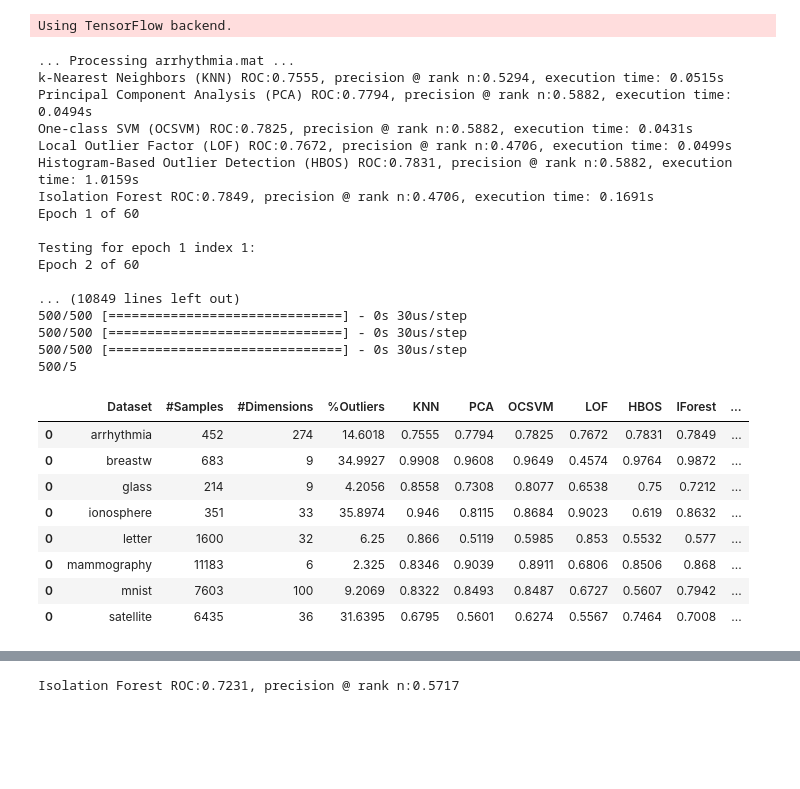
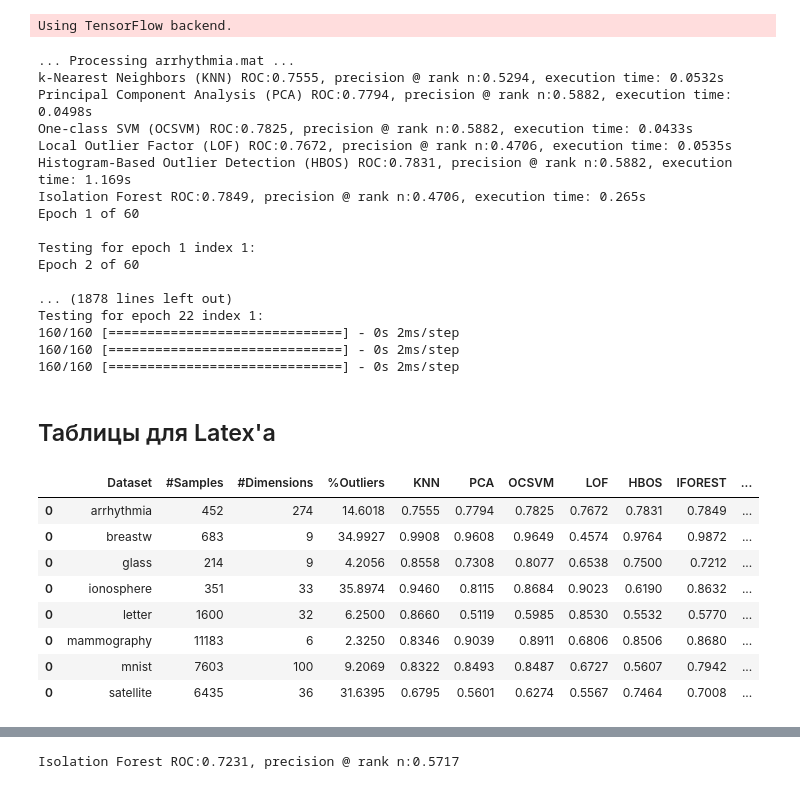
Before and after one commit to akarazeev/Bachelor, a Jupyter notebook: research/dev.ipynb, the cells around one changed output, grey strips where cells are left out. Cells and saved outputs as stored; diff of their text form; code cells hidden in the pictures; blank space fills up the shorter version.

Commit message:
Add tables

```diff
--- a/research/dev.ipynb
+++ b/research/dev.ipynb
@@ -48,7 +48,7 @@ mat_file_list = [
 random_state = np.random.RandomState(42)
 
 df_columns = ['Dataset', '#Samples', '#Dimensions', '%Outliers',
-              'KNN', 'PCA', 'OCSVM', 'LOF', 'HBOS', 'IForest', 'SO_GAAL', 'MO_GAAL']
+              'KNN', 'PCA', 'OCSVM', 'LOF', 'HBOS', 'IFOREST', 'SO_GAAL', 'MO_GAAL']
 roc_df = pd.DataFrame(columns=df_columns)
 prn_df = pd.DataFrame(columns=df_columns)
 time_df = pd.DataFrame(columns=df_columns)
@@ -123,31 +123,36 @@ for mat_file in mat_file_list:
     prn_df = pd.concat([prn_df, temp_df], axis=0)
 # %% [output]
 ... Processing arrhythmia.mat ...
-k-Nearest Neighbors (KNN) ROC:0.7555, precision @ rank n:0.5294, execution time: 0.0515s
-Principal Component Analysis (PCA) ROC:0.7794, precision @ rank n:0.5882, execution time: 0.0494s
-One-class SVM (OCSVM) ROC:0.7825, precision @ rank n:0.5882, execution time: 0.0431s
-Local Outlier Factor (LOF) ROC:0.7672, precision @ rank n:0.4706, execution time: 0.0499s
-Histogram-Based Outlier Detection (HBOS) ROC:0.7831, precision @ rank n:0.5882, execution time: 1.0159s
-Isolation Forest ROC:0.7849, precision @ rank n:0.4706, execution time: 0.1691s
+k-Nearest Neighbors (KNN) ROC:0.7555, precision @ rank n:0.5294, execution time: 0.0532s
+Principal Component Analysis (PCA) ROC:0.7794, precision @ rank n:0.5882, execution time: 0.0498s
+One-class SVM (OCSVM) ROC:0.7825, precision @ rank n:0.5882, execution time: 0.0433s
+Local Outlier Factor (LOF) ROC:0.7672, precision @ rank n:0.4706, execution time: 0.0535s
+Histogram-Based Outlier Detection (HBOS) ROC:0.7831, precision @ rank n:0.5882, execution time: 1.169s
+Isolation Forest ROC:0.7849, precision @ rank n:0.4706, execution time: 0.265s
 Epoch 1 of 60
 
 Testing for epoch 1 index 1:
 Epoch 2 of 60
 
-... (10849 lines left out)
-500/500 [==============================] - 0s 30us/step
-500/500 [==============================] - 0s 30us/step
-500/500 [==============================] - 0s 30us/step
-500/5
+... (1878 lines left out)
+Testing for epoch 22 index 1:
+160/160 [==============================] - 0s 2ms/step
+160/160 [==============================] - 0s 2ms/step
+160/160 [==============================] - 0s 2ms/step
-# %%
-roc_df
-# %% [output]
-|  | Dataset | #Samples | #Dimensions | %Outliers | KNN | PCA | OCSVM | LOF | HBOS | IForest | ... |
-| 0 | arrhythmia | 452 | 274 | 14.6018 | 0.7555 | 0.7794 | 0.7825 | 0.7672 | 0.7831 | 0.7849 | ... |
-| 0 | breastw | 683 | 9 | 34.9927 | 0.9908 | 0.9608 | 0.9649 | 0.4574 | 0.9764 | 0.9872 | ... |
-| 0 | glass | 214 | 9 | 4.2056 | 0.8558 | 0.7308 | 0.8077 | 0.6538 | 0.75 | 0.7212 | ... |
-| 0 | ionosphere | 351 | 33 | 35.8974 | 0.946 | 0.8115 | 0.8684 | 0.9023 | 0.619 | 0.8632 | ... |
-| 0 | letter | 1600 | 32 | 6.25 | 0.866 | 0.5119 | 0.5985 | 0.853 | 0.5532 | 0.577 | ... |
-| 0 | mammography | 11183 | 6 | 2.325 | 0.8346 | 0.9039 | 0.8911 | 0.6806 | 0.8506 | 0.868 | ... |
-| 0 | mnist | 7603 | 100 | 9.2069 | 0.8322 | 0.8493 | 0.8487 | 0.6727 | 0.5607 | 0.7942 | ... |
-| 0 | satellite | 6435 | 36 | 31.6395 | 0.6795 | 0.5601 | 0.6274 | 0.5567 | 0.7464 | 0.7008 | ... |
+# %% [markdown]
+## Таблицы для Latex'a
+# %%
+tmp = roc_df.copy()
+for col in df_columns[3:]:
+    tmp[col] = tmp[col].astype(float).round(4)
+tmp
+# %% [output]
+|  | Dataset | #Samples | #Dimensions | %Outliers | KNN | PCA | OCSVM | LOF | HBOS | IFOREST | ... |
+| 0 | arrhythmia | 452 | 274 | 14.6018 | 0.7555 | 0.7794 | 0.7825 | 0.7672 | 0.7831 | 0.7849 | ... |
+| 0 | breastw | 683 | 9 | 34.9927 | 0.9908 | 0.9608 | 0.9649 | 0.4574 | 0.9764 | 0.9872 | ... |
+| 0 | glass | 214 | 9 | 4.2056 | 0.8558 | 0.7308 | 0.8077 | 0.6538 | 0.7500 | 0.7212 | ... |
+| 0 | ionosphere | 351 | 33 | 35.8974 | 0.9460 | 0.8115 | 0.8684 | 0.9023 | 0.6190 | 0.8632 | ... |
+| 0 | letter | 1600 | 32 | 6.2500 | 0.8660 | 0.5119 | 0.5985 | 0.8530 | 0.5532 | 0.5770 | ... |
+| 0 | mammography | 11183 | 6 | 2.3250 | 0.8346 | 0.9039 | 0.8911 | 0.6806 | 0.8506 | 0.8680 | ... |
+| 0 | mnist | 7603 | 100 | 9.2069 | 0.8322 | 0.8493 | 0.8487 | 0.6727 | 0.5607 | 0.7942 | ... |
+| 0 | satellite | 6435 | 36 | 31.6395 | 0.6795 | 0.5601 | 0.6274 | 0.5567 | 0.7464 | 0.7008 | ... |
```
Also changed, not shown: parts of 8 cells of this notebook, 3 other files.
